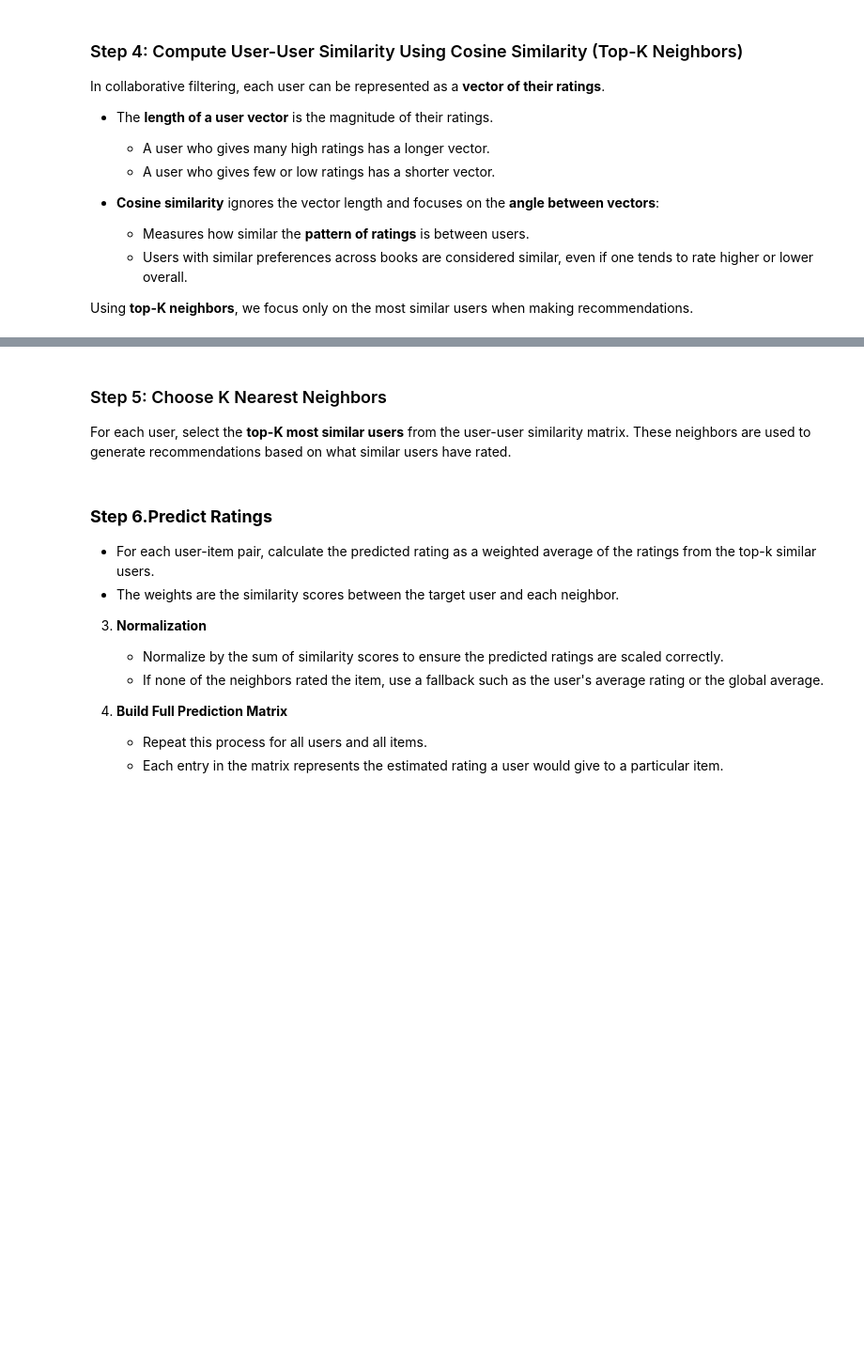
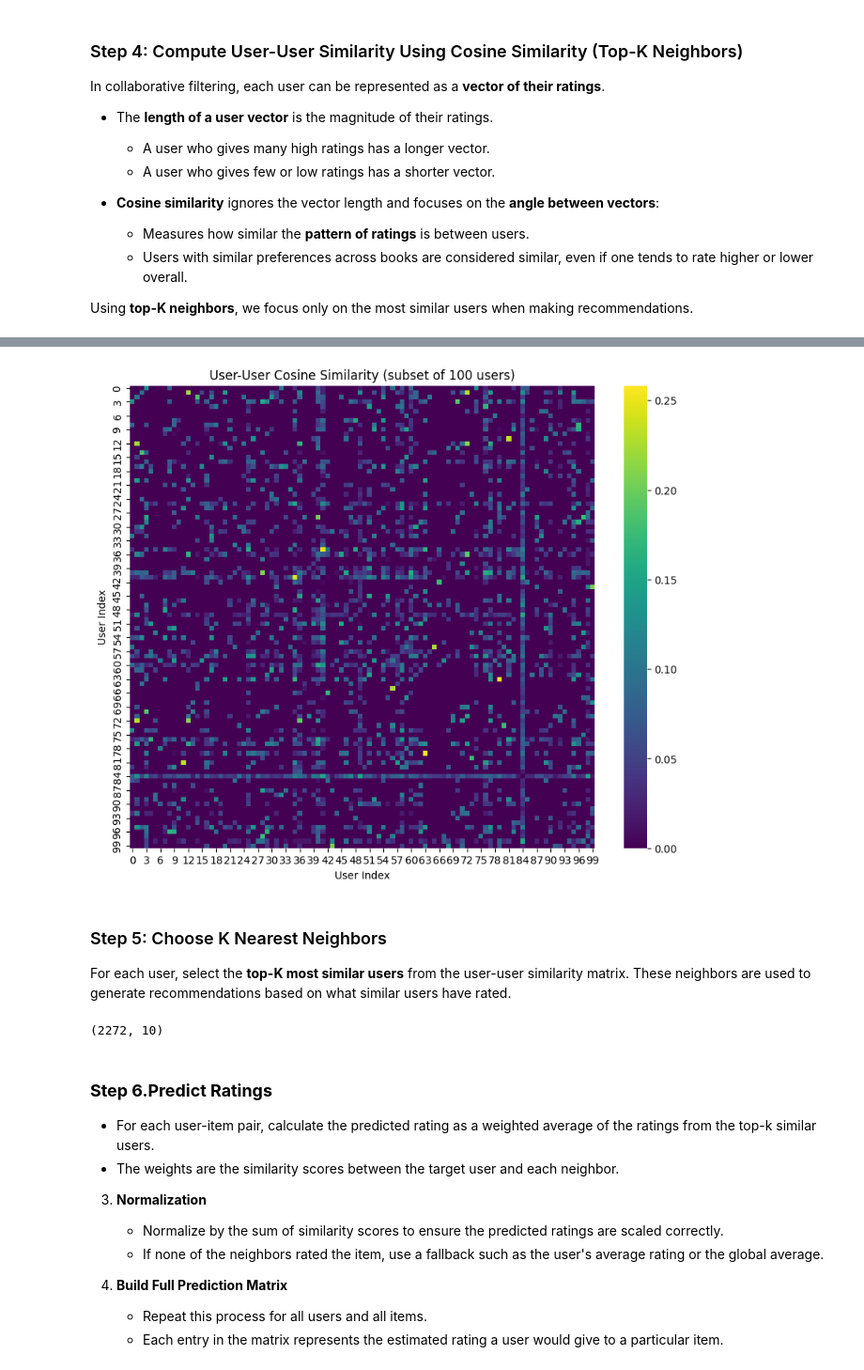
Before and after one commit to saricmilos/what-else-should-I-read, a Jupyter notebook: notebooks/collaborative_filtering.ipynb, the cells around one changed output, grey strips where cells are left out. Shown at 94% size. Saved outputs shown, nothing was run; the diff lists cells and outputs as text; code cells hidden in the pictures; blank space fills up the shorter version.

Commit message:
Loaded Plots for Casual Viewers

```diff
--- a/notebooks/collaborative_filtering.ipynb
+++ b/notebooks/collaborative_filtering.ipynb
@@ -347,3 +465,15 @@ plt.show()
+# %%
+# Take a small subset to visualize (e.g., first 50 users)
+subset = user_sim_matrix[:100, :100]
+
+plt.figure(figsize=(10, 8))
+sns.heatmap(subset, cmap='viridis')
+plt.title("User-User Cosine Similarity (subset of 100 users)")
+plt.xlabel("User Index")
+plt.ylabel("User Index")
+plt.show()
+# %% [output]
+[figure, added]
 # %% [markdown]
 ### Step 5: Choose K Nearest Neighbors
 
@@ -351,6 +481,10 @@ For each user, select the **top-K most similar users** from the user-user simila
 # %%
 k = 10
 top_k_users = np.argsort(-user_sim_matrix, axis=1)[:, :k]
+# %%
+top_k_users.shape
+# %% [output]
+(2272, 10)
 # %% [markdown]
 ### **Step 6.Predict Ratings**
    - For each user-item pair, calculate the predicted rating as a weighted average of the ratings from the top-k similar users.
```
Also changed, not shown: parts of 43 cells of this notebook.
